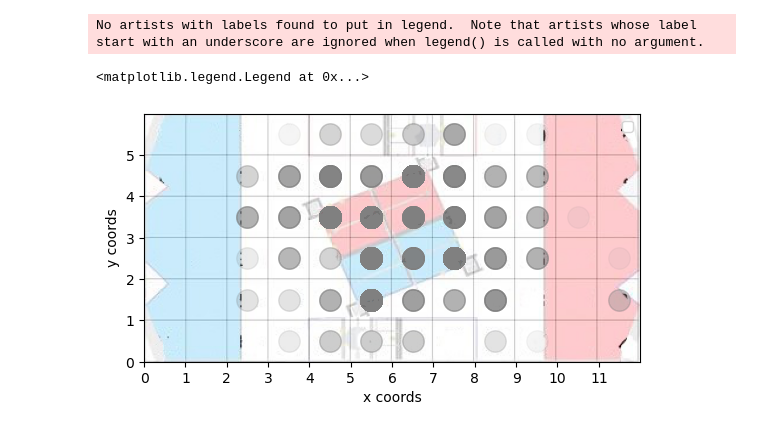
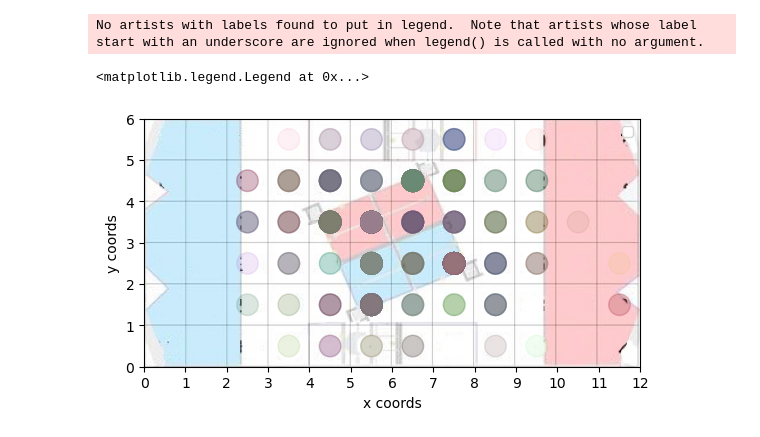
Before and after one commit to Team3176/DataAnalysis_2023, a Jupyter notebook: 4.heatmapTippe/heatmap.ipynb, the cells around one changed output. Saved outputs shown, nothing was run; the diff lists cells and outputs as text; code cells hidden in the pictures.

```diff
--- a/4.heatmapTippe/heatmap.ipynb
+++ b/4.heatmapTippe/heatmap.ipynb
@@ -97,17 +119,19 @@ for a in all:
 # %%
 img = mping.imread('FLK Correct.JPG')
 fig, ax = plt.subplots()
 ax.imshow(img, extent = [0, 12, 0, 6])
 
-ax.scatter(x_val, y_val, 240, c="grey", alpha=0.075)
-ax.set(xlim=(0,12), xticks=np.arange(0,12), ylim=(0,6), yticks=np.arange(0,6))
+col = np.random.rand(len(x_val),3)
+
+ax.scatter(x_val, y_val, 240, c=col, alpha=0.075)
+ax.set(xlim=(0,12), xticks=np.arange(0,13), ylim=(0,6), yticks=np.arange(0,7))
 ax.set_xlabel("x coords")
 ax.set_ylabel("y coords")
 ax.legend()
 # %% [output]
 No artists with labels found to put in legend.  Note that artists whose label start with an underscore are ignored when legend() is called with no argument.
 <matplotlib.legend.Legend at 0x...>
-[figure, old version]
+[figure, new version]
 # %%
 img = mping.imread('FLK Correct.JPG')
 c = ["red", "orange", "yellow", "green", "blue", "purple"]
```
Also changed, not shown: parts of 4 cells of this notebook.
